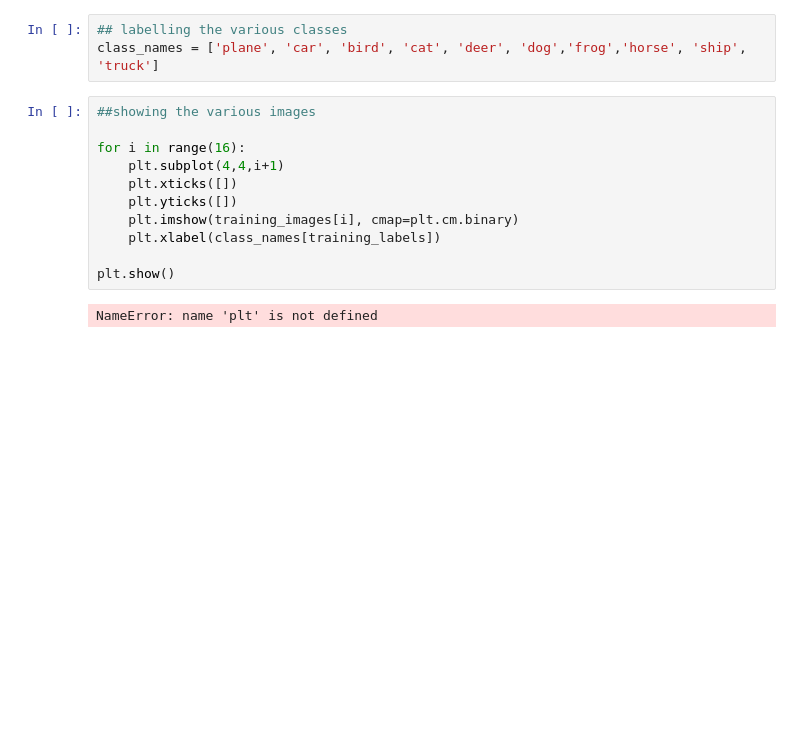
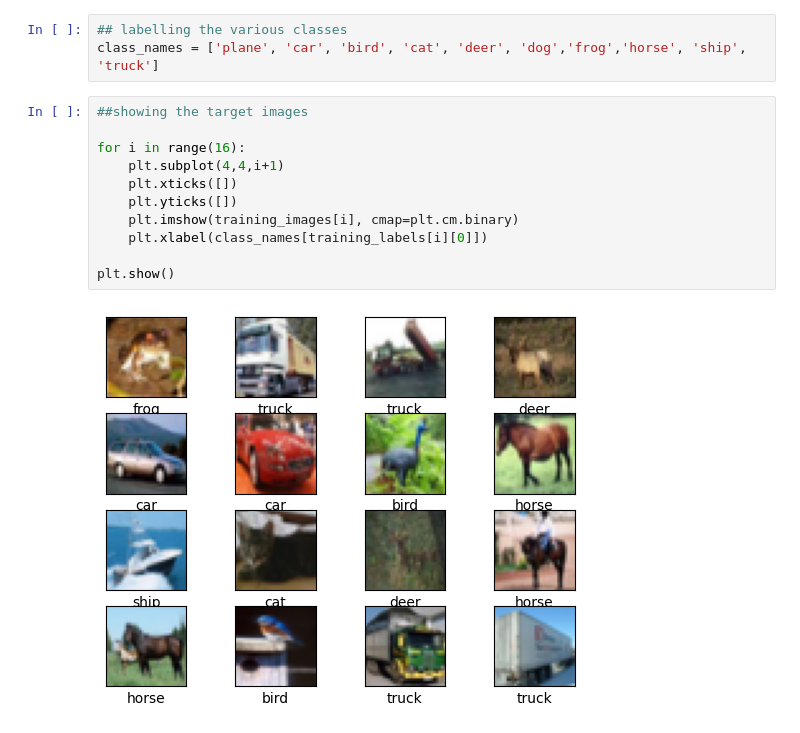
Before and after one commit to tettehosabutey49/image_classification_with_CNN_using_tensorflow, a Jupyter notebook: main.ipynb, the cells around one changed output. Saved outputs shown, nothing was run; the diff lists cells and outputs as text; blank space fills up the shorter version.

```diff
--- a/main.ipynb
+++ b/main.ipynb
@@ -27,18 +23,18 @@ training_images, testing_images = training_images/255, testing_images/255
 ## labelling the various classes
 class_names = ['plane', 'car', 'bird', 'cat', 'deer', 'dog','frog','horse', 'ship', 'truck']
 # %%
-##showing the various images
+##showing the target images
 
 for i in range(16):
     plt.subplot(4,4,i+1)
     plt.xticks([])
     plt.yticks([])
     plt.imshow(training_images[i], cmap=plt.cm.binary)
-    plt.xlabel(class_names[training_labels])
+    plt.xlabel(class_names[training_labels[i][0]])
 
 plt.show()
 # %% [output]
-NameError: name 'plt' is not defined
+[figure, added]
 # %%
 
 ## Modelling
```
Also changed, not shown: parts of 8 cells of this notebook, 4 other files.
